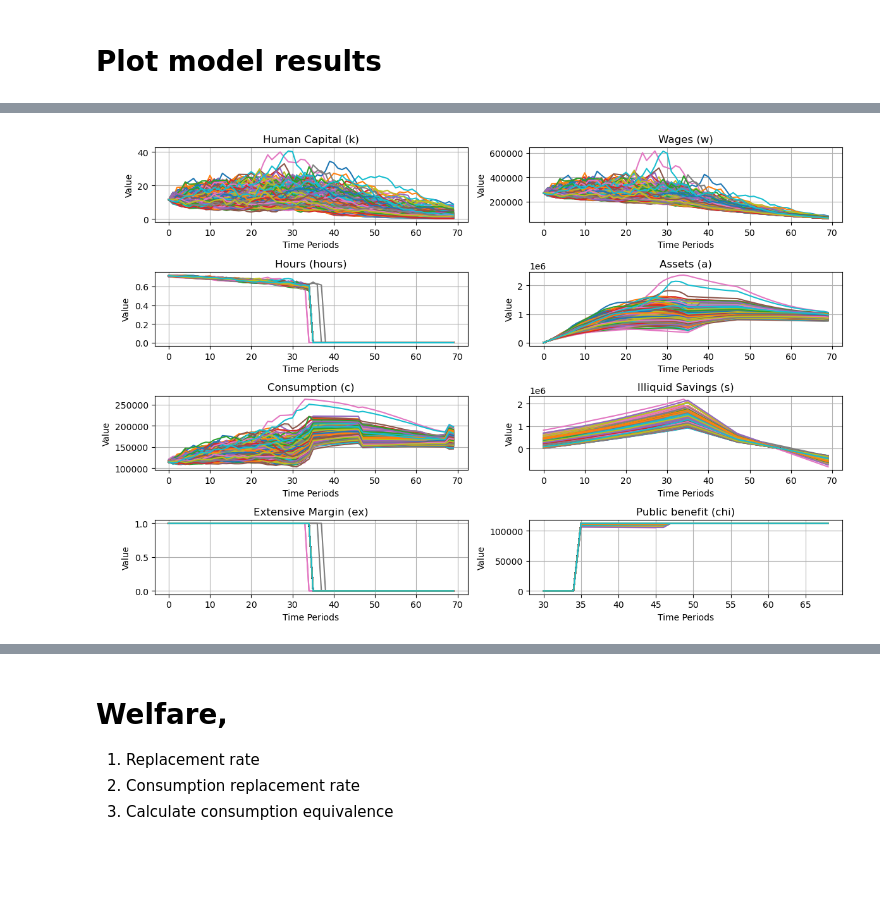
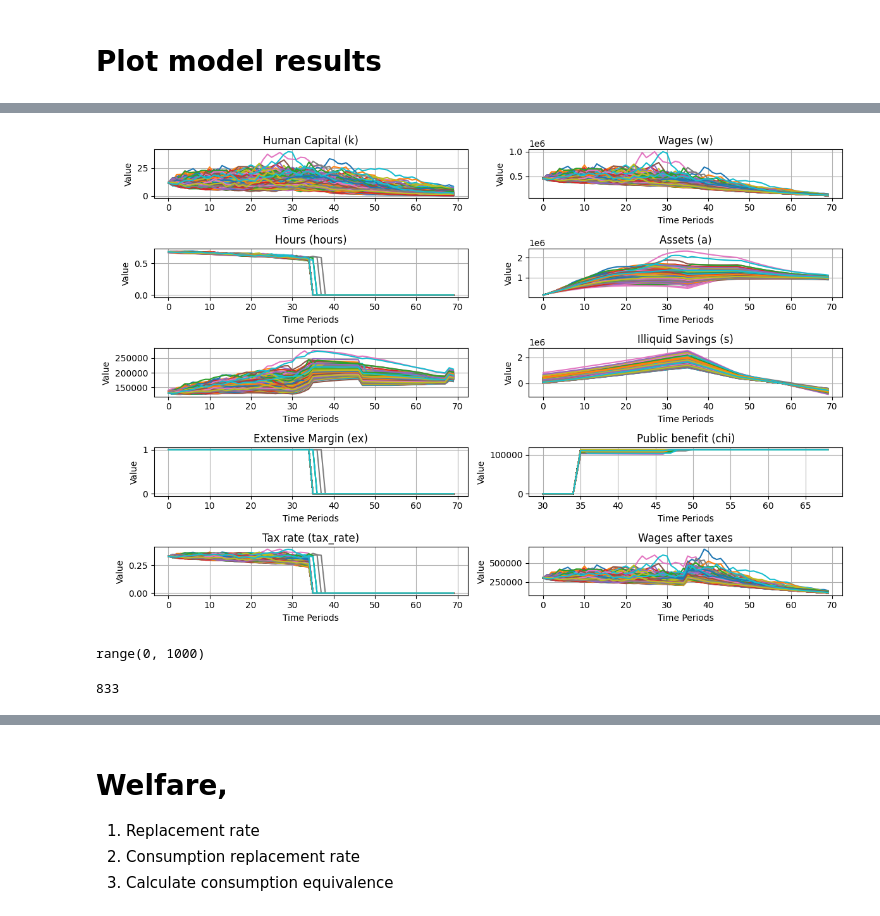
Before and after one commit to math869c/Design_retirement, a Jupyter notebook: run_model.ipynb, the cells around one changed output, grey strips where cells are left out. Cells and saved outputs as stored; diff of their text form; code cells hidden in the pictures; blank space fills up the shorter version.

Commit message:
MHB: progressive tax rate on labor income

```diff
--- a/run_model.ipynb
+++ b/run_model.ipynb
@@ -110,7 +111,7 @@ plt.grid(True)
 # Show plot
 plt.show()
 # Create a 3x2 grid of subplots
-fig, axes = plt.subplots(4, 2, figsize=(12, 8))
+fig, axes = plt.subplots(5, 2, figsize=(12, 8))
 
 # Titles for the plots
 titles = [
@@ -128,6 +129,8 @@ data_dict = {
     "Consumption (c)": np.mean(model.sim.c[:], axis=0),
     "Illiquid Savings (s)": np.mean(model.sim.s[:], axis=0),
     "Extensive Margin (ex)": np.mean(model.sim.ex[:], axis=0),
+    "Tax rate (tax_rate)": np.mean(model.sim.tax_rate[:,:], axis=0),
+    "Wages after taxes": np.mean((1-model.sim.tax_rate[:,:])*model.sim.w[:,:], axis=0),
 }
 # Plot each variable in its respective subplot
 for ax, (label, data) in zip(axes.flatten(), data_dict.items()):
@@ -146,36 +149,46 @@ plt.show()
 # %%
 # Create a 3x2 grid of subplots
-fig, axes = plt.subplots(4, 2, figsize=(12, 8))
+fig, axes = plt.subplots(5, 2, figsize=(12, 8))
 
 # Titles for the plots
 titles = [
     "Human Capital (k)", "Wages (w)", "Hours (hours)",
     "Assets (a)", "Consumption (c)", "Illiquid Savings (s)"
 ]
 
 # Generate example data (replace with actual values)
 time = np.arange(par.T)
 for i in range(1000):
     data_dict = {
         "Human Capital (k)": model.sim.k[i,:],
         "Wages (w)": model.sim.w[i,:],
         "Hours (hours)": model.sim.h[i,:],
         "Assets (a)": model.sim.a[i,:],
         "Consumption (c)": model.sim.c[i,:],
         "Illiquid Savings (s)": model.sim.s[i,:],
         "Extensive Margin (ex)": model.sim.ex[i,:],
         "Public benefit (chi)": model.sim.chi_payment[i,:],
+        "Tax rate (tax_rate)": model.sim.tax_rate[i,:],
+        "Wages after taxes": (1-model.sim.tax_rate[i,:])*model.sim.w[i,:],
     }
     # Plot each variable in its respective subplot
     for ax, (label, data) in zip(axes.flatten(), data_dict.items()):
         ax.plot(time, data)
         ax.set_title(label)
         ax.set_xlabel("Time Periods")
         ax.set_ylabel("Value")
         ax.grid(True)
 
 # Adjust layout to prevent overlap
 plt.tight_layout()
 plt.show()
 # %% [output]
-[figure, old version]
+[figure, new version]
+# %%
+range(0,1000)
+# %% [output]
+range(0, 1000)
+# %%
+int(833304.1902229205/1000)
+# %% [output]
+833
```
Also changed, not shown: parts of 7 cells of this notebook, 2 other files.
